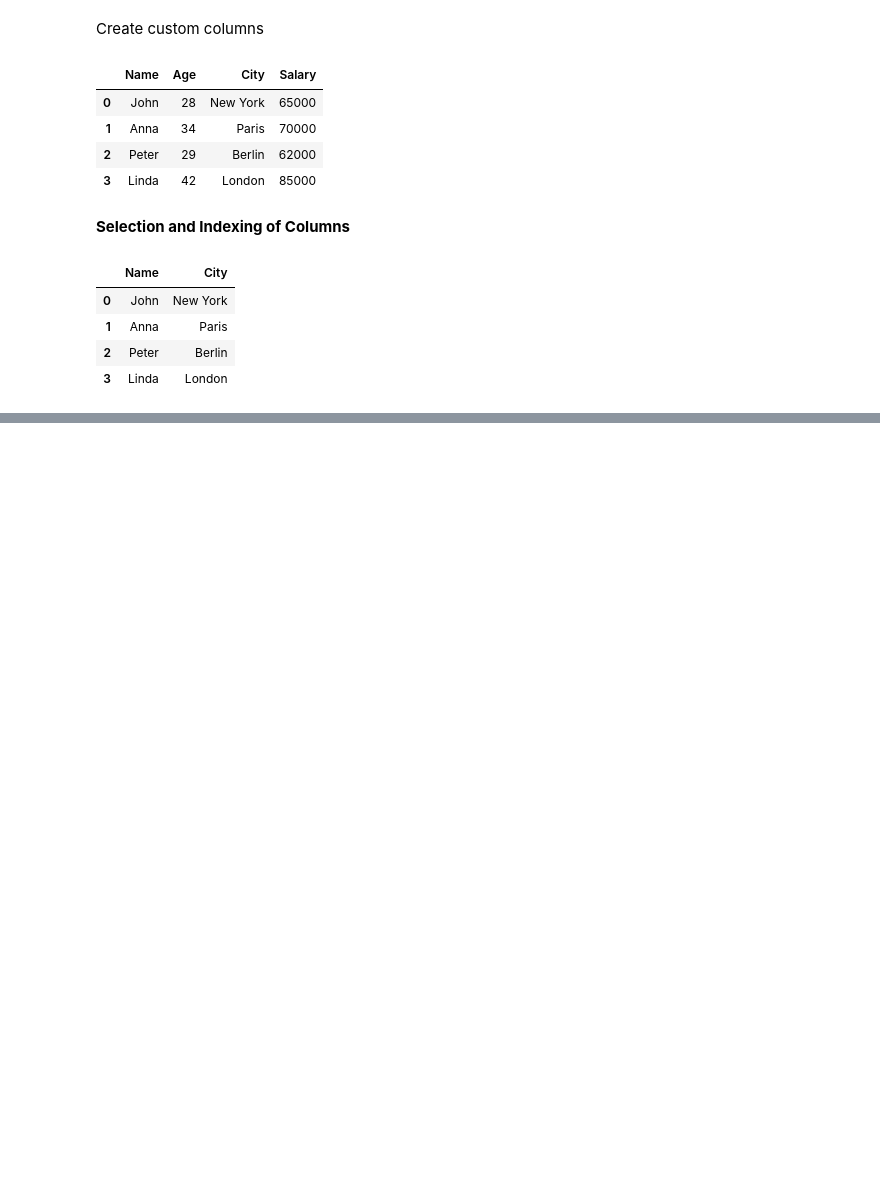
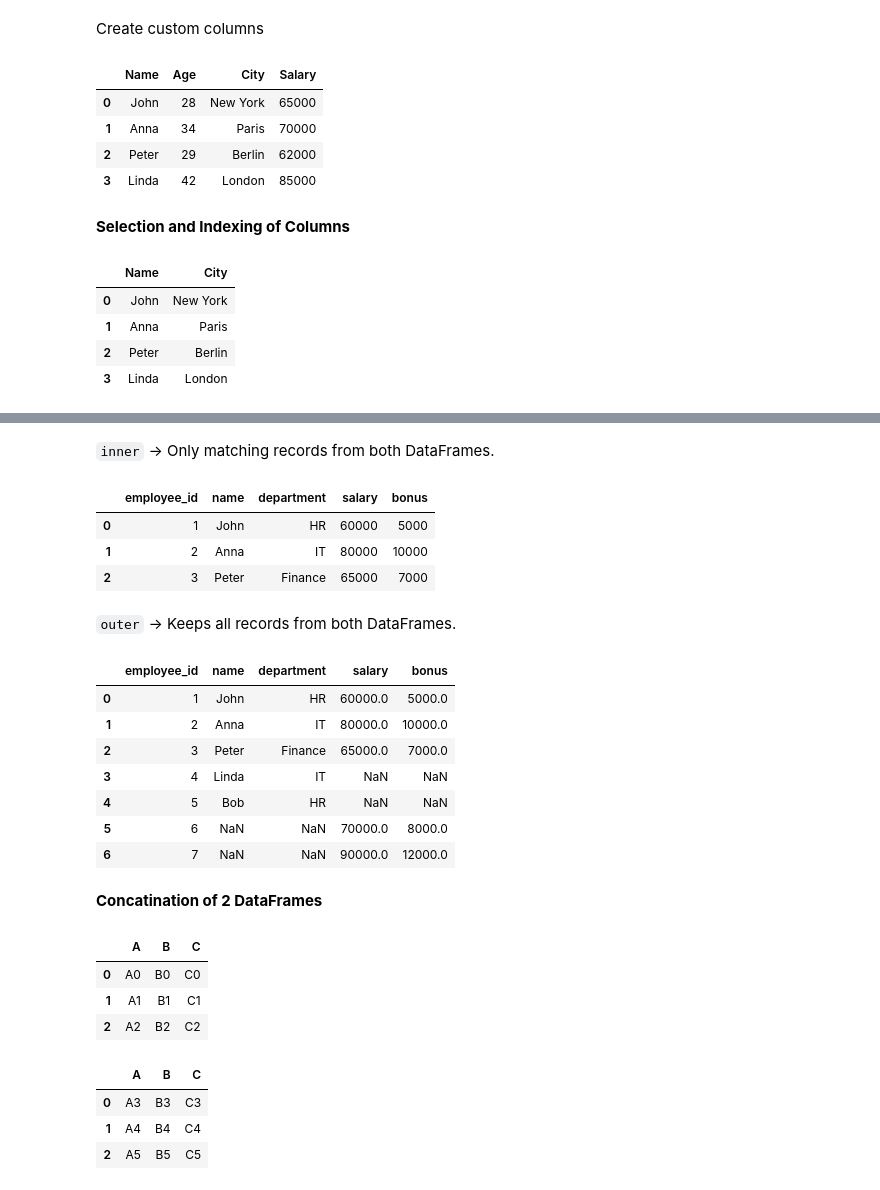
Before and after one commit to Prakritish-bhattacharya/NamasteAI, a Jupyter notebook: Practical_Implementation/pandas.ipynb, the cells around one changed output, grey strips where cells are left out. Cells and saved outputs as stored; diff of their text form; code cells hidden in the pictures; blank space fills up the shorter version.

```diff
--- a/Practical_Implementation/pandas.ipynb
+++ b/Practical_Implementation/pandas.ipynb
@@ -190,0 +462,13 @@ df_with_columns[["Name","City"]]
+# %%
+employees = pd.DataFrame({
+    'employee_id': [1, 2, 3, 4, 5],
+    'name': ['John', 'Anna', 'Peter', 'Linda', 'Bob'],
+    'department': ['HR', 'IT', 'Finance', 'IT', 'HR']
+})
+
+# DataFrame 2: Salary information
+salaries = pd.DataFrame({
+    'employee_id': [1, 2, 3, 6, 7],
+    'salary': [60000, 80000, 65000, 70000, 90000],
+    'bonus': [5000, 10000, 7000, 8000, 12000]
+})
@@ -190,0 +493,47 @@ df_with_columns[["Name","City"]]
+# %% [markdown]
+`inner` → Only matching records from both DataFrames.
+# %%
+# Merge the 'employees' and 'salaries' DataFrames using the common
+# 'employee_id' column.
+#
+# how='inner' → Keeps only the rows where 'employee_id' exists
+# in BOTH DataFrames.
+#
+# on='employee_id' → Specifies the column used to match records
+# between the two DataFrames.
+#
+# pd.merge() returns a new DataFrame and does not modify the
+# original 'employees' or 'salaries' DataFrames.
+pd.merge(employees, salaries, on='employee_id', how='inner')
+# %% [output]
+|  | employee_id | name | department | salary | bonus |
+| 0 | 1 | John | HR | 60000 | 5000 |
+| 1 | 2 | Anna | IT | 80000 | 10000 |
+| 2 | 3 | Peter | Finance | 65000 | 7000 |
+# %% [markdown]
+`outer` → Keeps all records from both DataFrames.
+# %%
+# Merge the 'employees' and 'salaries' DataFrames using the common
+# 'employee_id' column.
+#
+# on='employee_id' → Specifies the column used to match records
+# between the two DataFrames.
+#
+# how='outer' → Keeps ALL records from BOTH DataFrames.
+# If an employee_id exists in only one DataFrame, the missing
+# values from the other DataFrame will be filled with NaN.
+#
+# pd.merge() returns a new DataFrame and does not modify the
+# original 'employees' or 'salaries' DataFrames.
+pd.merge(employees, salaries, on='employee_id', how='outer')
+# %% [output]
+|  | employee_id | name | department | salary | bonus |
+| 0 | 1 | John | HR | 60000.0 | 5000.0 |
+| 1 | 2 | Anna | IT | 80000.0 | 10000.0 |
+| 2 | 3 | Peter | Finance | 65000.0 | 7000.0 |
+| 3 | 4 | Linda | IT | NaN | NaN |
+| 4 | 5 | Bob | HR | NaN | NaN |
+| 5 | 6 | NaN | NaN | 70000.0 | 8000.0 |
+| 6 | 7 | NaN | NaN | 90000.0 | 12000.0 |
+# %% [markdown]
+**Concatination of 2 DataFrames**
@@ -190,0 +552,14 @@ df_with_columns[["Name","City"]]
+# %%
+df1
+# %% [output]
+|  | A | B | C |
+| 0 | A0 | B0 | C0 |
+| 1 | A1 | B1 | C1 |
+| 2 | A2 | B2 | C2 |
+# %%
+df2
+# %% [output]
+|  | A | B | C |
+| 0 | A3 | B3 | C3 |
+| 1 | A4 | B4 | C4 |
+| 2 | A5 | B5 | C5 |
```
Also changed, not shown: parts of 49 cells of this notebook.
